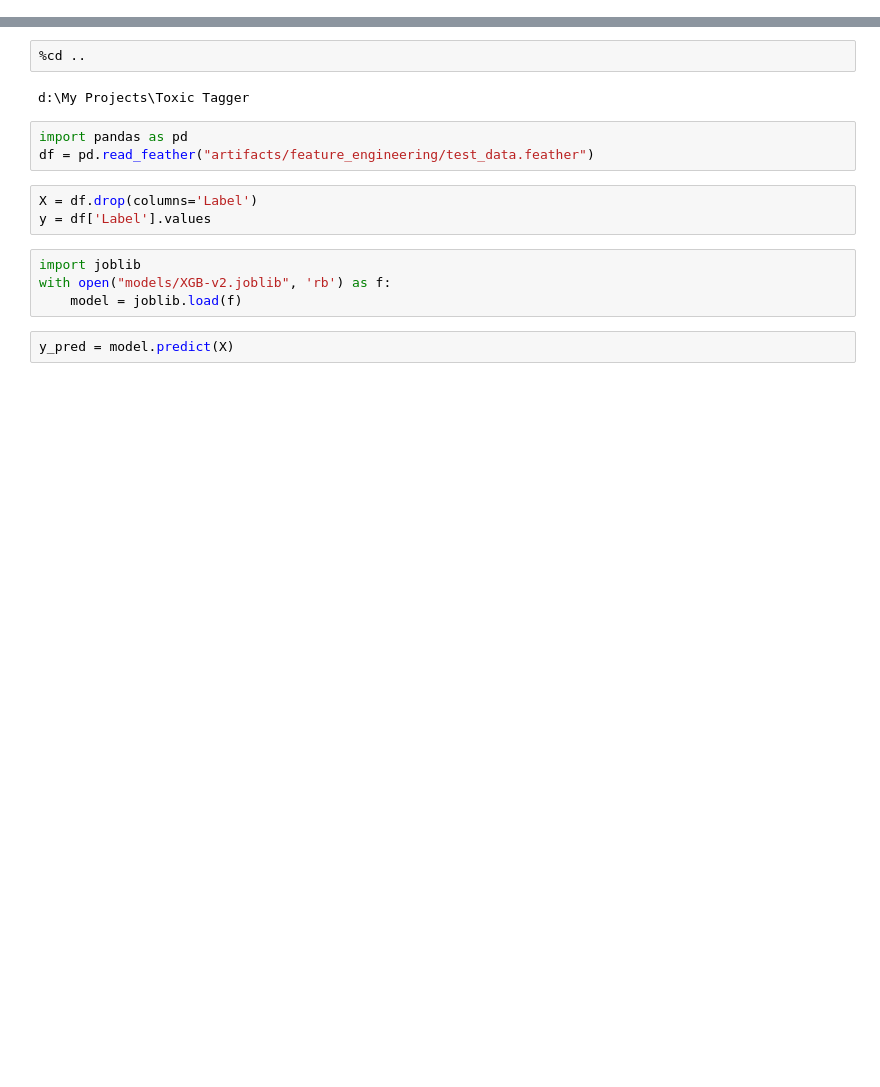
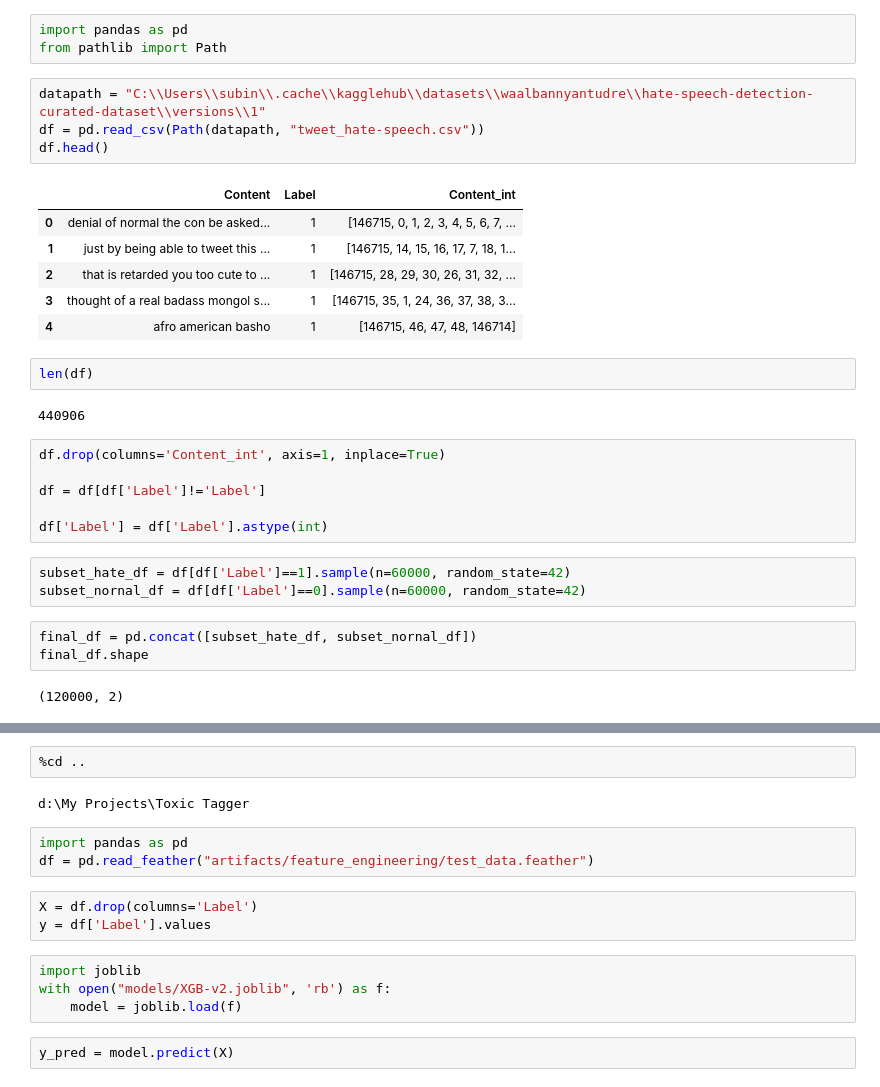
Before and after one commit to SubinoyBera/Toxic-TweetTagger, a Jupyter notebook: notebooks/test.ipynb, the cells around one changed output, grey strips where cells are left out. Saved outputs shown, nothing was run; the diff lists cells and outputs as text; blank space fills up the shorter version.

```diff
--- a/notebooks/test.ipynb
+++ b/notebooks/test.ipynb
@@ -0,0 +9,32 @@
+# %%
+import pandas as pd
+from pathlib import Path
+# %%
+datapath = "C:\\Users\\subin\\.cache\\kagglehub\\datasets\\waalbannyantudre\\hate-speech-detection-curated-dataset\\versions\\1"
+df = pd.read_csv(Path(datapath, "tweet_hate-speech.csv"))
+df.head()
+# %% [output]
+|  | Content | Label | Content_int |
+| 0 | denial of normal the con be asked... | 1 | [146715, 0, 1, 2, 3, 4, 5, 6, 7, ... |
+| 1 | just by being able to tweet this ... | 1 | [146715, 14, 15, 16, 17, 7, 18, 1... |
+| 2 | that is retarded you too cute to ... | 1 | [146715, 28, 29, 30, 26, 31, 32, ... |
+| 3 | thought of a real badass mongol s... | 1 | [146715, 35, 1, 24, 36, 37, 38, 3... |
+| 4 | afro american basho | 1 | [146715, 46, 47, 48, 146714] |
+# %%
+len(df)
+# %% [output]
+440906
+# %%
+df.drop(columns='Content_int', axis=1, inplace=True)
+
+df = df[df['Label']!='Label']
+
+df['Label'] = df['Label'].astype(int)
+# %%
+subset_hate_df = df[df['Label']==1].sample(n=60000, random_state=42)
+subset_nornal_df = df[df['Label']==0].sample(n=60000, random_state=42)
+# %%
+final_df = pd.concat([subset_hate_df, subset_nornal_df])
+final_df.shape
+# %% [output]
+(120000, 2)
```
Also changed, not shown: parts of 6 cells of this notebook, 5 other files.
